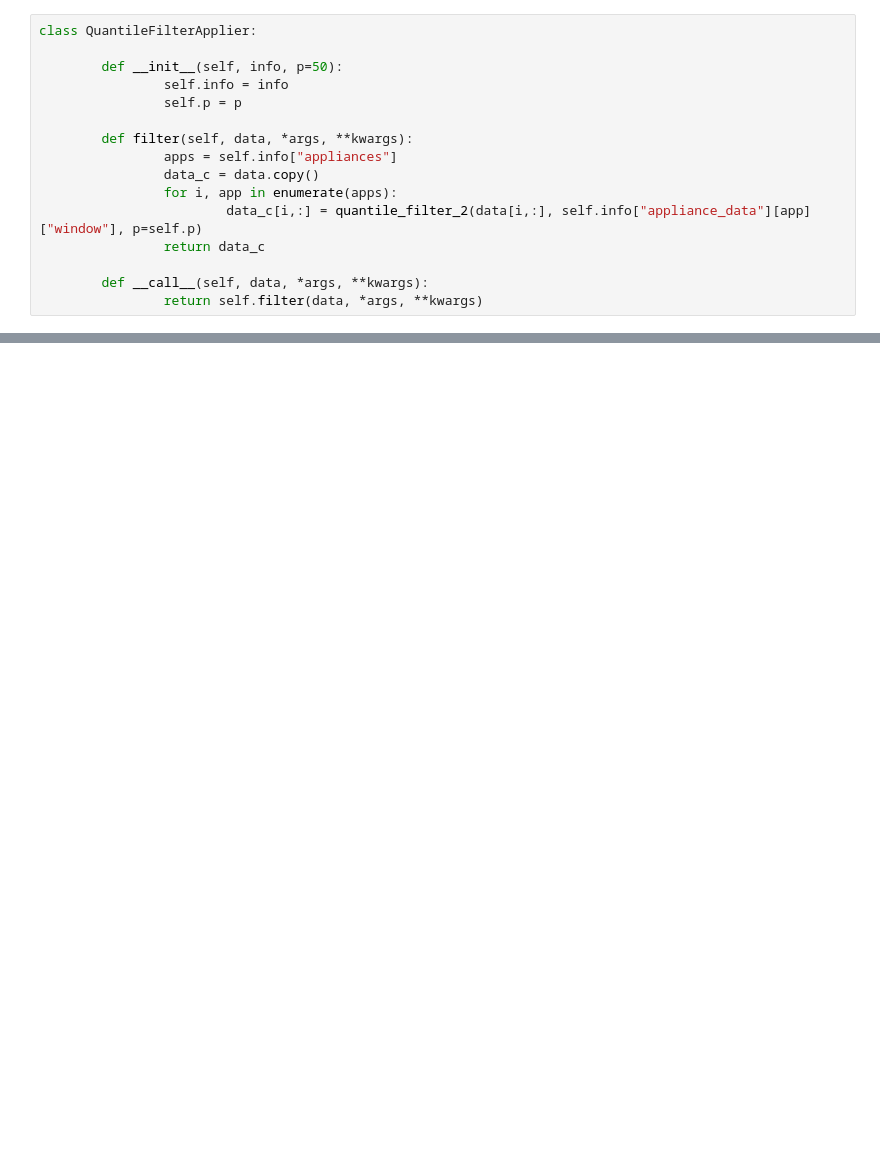
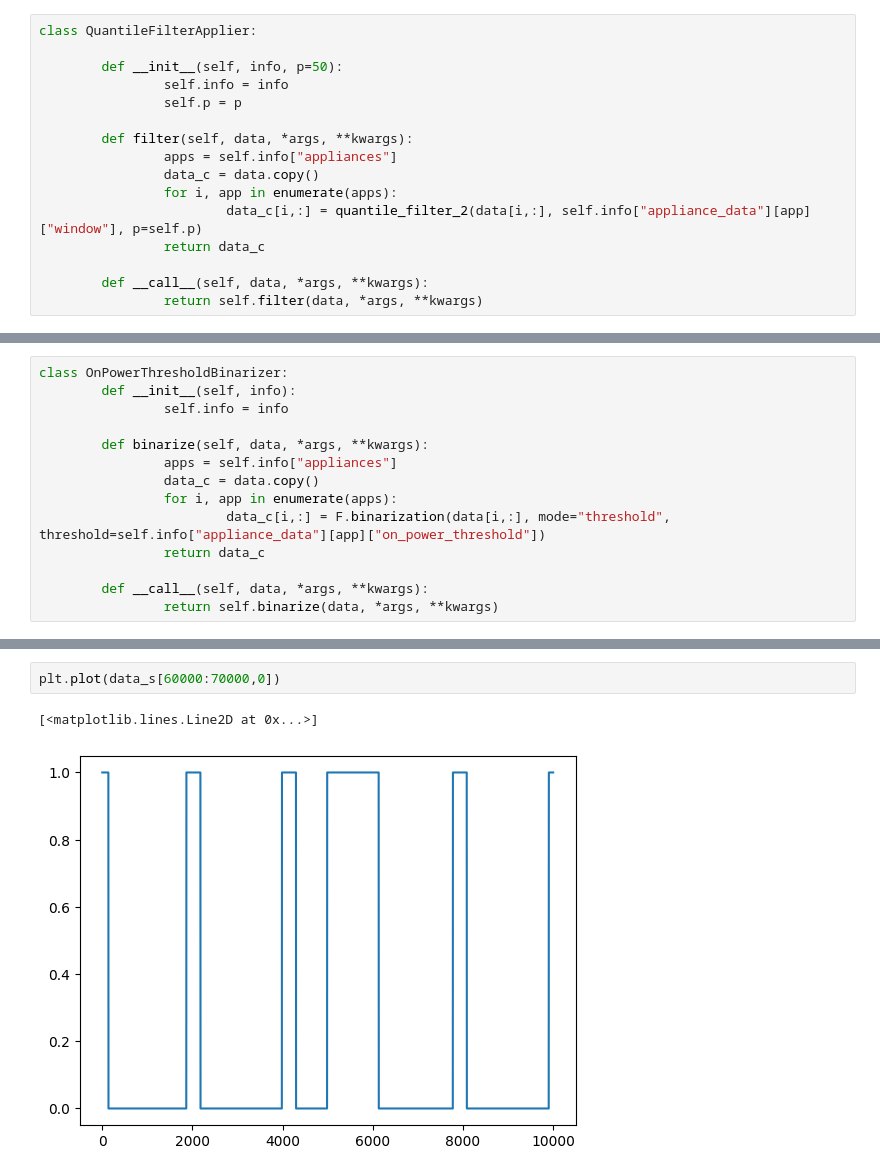
Before and after one commit to MarielTinaco/nilm-tools, a Jupyter notebook: notebooks/Data_Processing_Pipeline.ipynb, the cells around one changed output, grey strips where cells are left out. Saved outputs shown, nothing was run; the diff lists cells and outputs as text; blank space fills up the shorter version.

```diff
--- a/notebooks/Data_Processing_Pipeline.ipynb
+++ b/notebooks/Data_Processing_Pipeline.ipynb
@@ -170,0 +183,14 @@ Users of the modes 'nearest', 'lower', 'higher', or 'midpoint' are encouraged to
+# %%
+class OnPowerThresholdBinarizer:
+        def __init__(self, info):
+                self.info = info
+
+        def binarize(self, data, *args, **kwargs):
+                apps = self.info["appliances"]
+                data_c = data.copy()
+                for i, app in enumerate(apps):
+                        data_c[i,:] = F.binarization(data[i,:], mode="threshold", threshold=self.info["appliance_data"][app]["on_power_threshold"])
+                return data_c
+
+        def __call__(self, data, *args, **kwargs):
+                return self.binarize(data, *args, **kwargs)
@@ -175,0 +235,5 @@ plt.plot(data_filt[0,60000:70000])
+# %%
+plt.plot(data_s[60000:70000,0])
+# %% [output]
+[<matplotlib.lines.Line2D at 0x...>]
+[figure, added]
```
Also changed, not shown: parts of 17 cells of this notebook, 1 other file.
